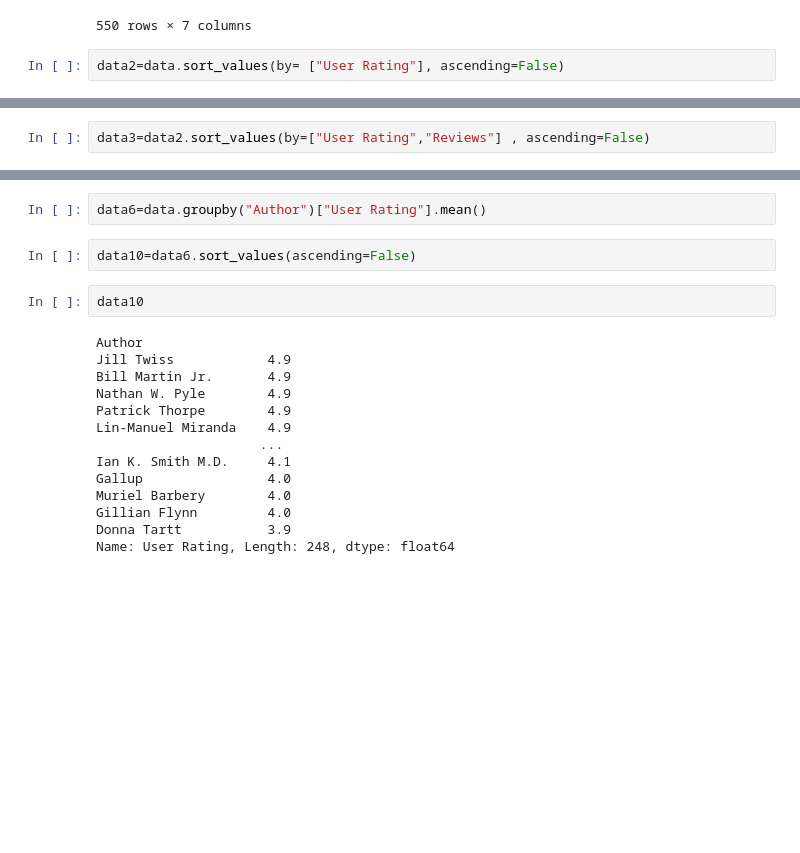
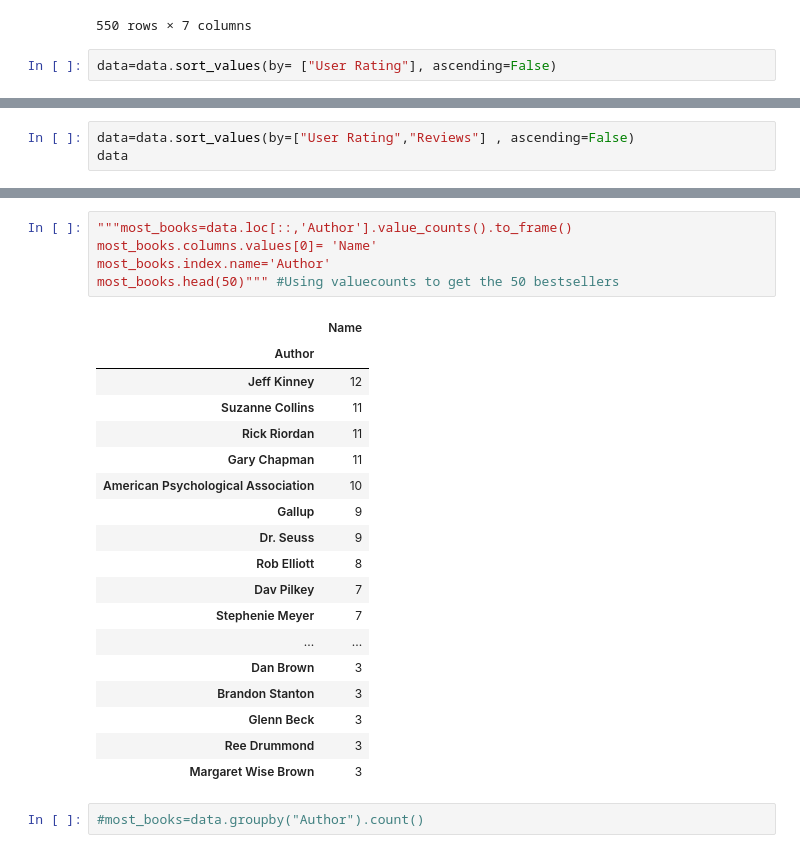
Before and after one commit to Vipexi/Jupyterr, a Jupyter notebook: bestsellers.ipynb, the cells around one changed output, grey strips where cells are left out. Saved outputs shown, nothing was run; the diff lists cells and outputs as text; blank space fills up the shorter version.

```diff
--- a/bestsellers.ipynb
+++ b/bestsellers.ipynb
@@ -19,4 +19,4 @@ data
 | 549 | You Are a Badass: How to Stop Dou... | Jen Sincero | 4.7 | 14331 | 8 | 2019 | Non Fiction |
 550 rows × 7 columns
 # %%
-data2=data.sort_values(by= ["User Rating"], ascending=False)
+data=data.sort_values(by= ["User Rating"], ascending=False)
@@ -39,2 +39,3 @@ data2
 # %%
-data3=data2.sort_values(by=["User Rating","Reviews"] , ascending=False)
+data=data.sort_values(by=["User Rating","Reviews"] , ascending=False)
+data
@@ -80,20 +105,26 @@ data5
+# %%
+"""most_books=data.loc[::,'Author'].value_counts().to_frame()
+most_books.columns.values[0]= 'Name'
+most_books.index.name='Author'
+most_books.head(50)""" #Using valuecounts to get the 50 bestsellers
+# %% [output]
+|  | Name |
+| Author |  |
+| Jeff Kinney | 12 |
+| Suzanne Collins | 11 |
+| Rick Riordan | 11 |
+| Gary Chapman | 11 |
+| American Psychological Association | 10 |
+| Gallup | 9 |
+| Dr. Seuss | 9 |
+| Rob Elliott | 8 |
+| Dav Pilkey | 7 |
+| Stephenie Meyer | 7 |
+| ... | ... |
+| Dan Brown | 3 |
+| Brandon Stanton | 3 |
+| Glenn Beck | 3 |
+| Ree Drummond | 3 |
+| Margaret Wise Brown | 3 |
 # %%
-data6=data.groupby("Author")["User Rating"].mean()
+#most_books=data.groupby("Author").count()
-# %%
-data10=data6.sort_values(ascending=False)
-# %%
-data10
-# %% [output]
-Author
-Jill Twiss            4.9
-Bill Martin Jr.       4.9
-Nathan W. Pyle        4.9
-Patrick Thorpe        4.9
-Lin-Manuel Miranda    4.9
-                     ...
-Ian K. Smith M.D.     4.1
-Gallup                4.0
-Muriel Barbery        4.0
-Gillian Flynn         4.0
-Donna Tartt           3.9
-Name: User Rating, Length: 248, dtype: float64
```
Also changed, not shown: parts of 20 cells of this notebook, 45 other files.
